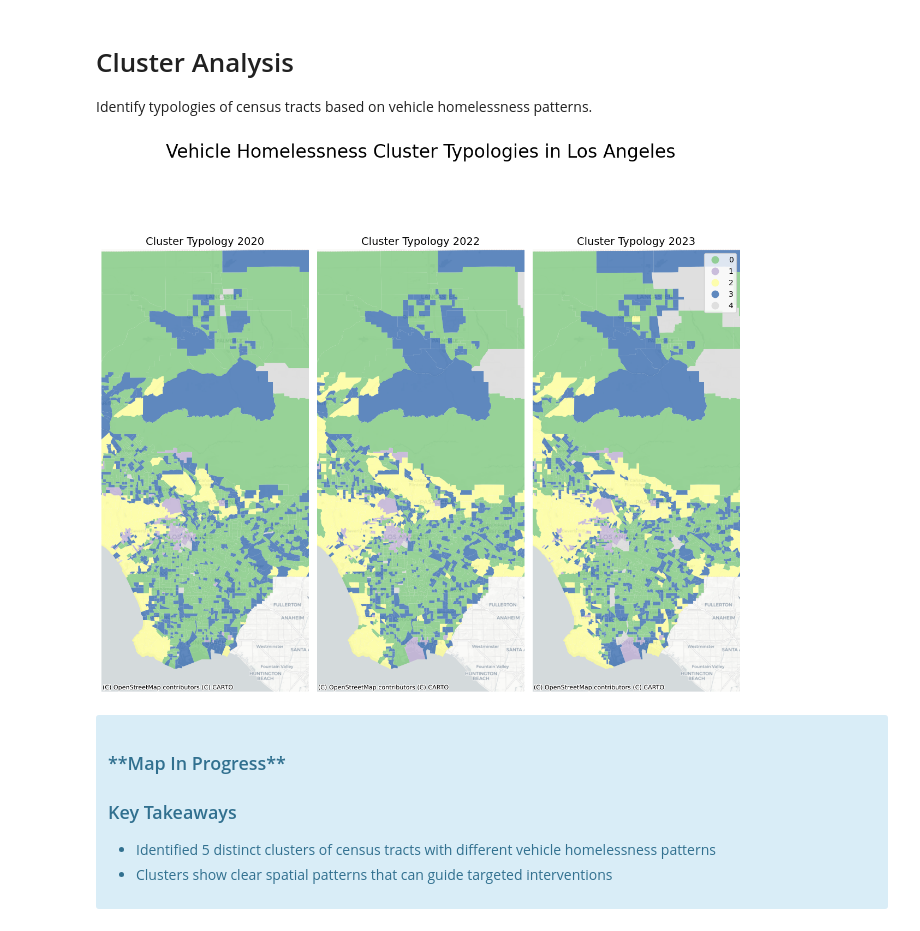
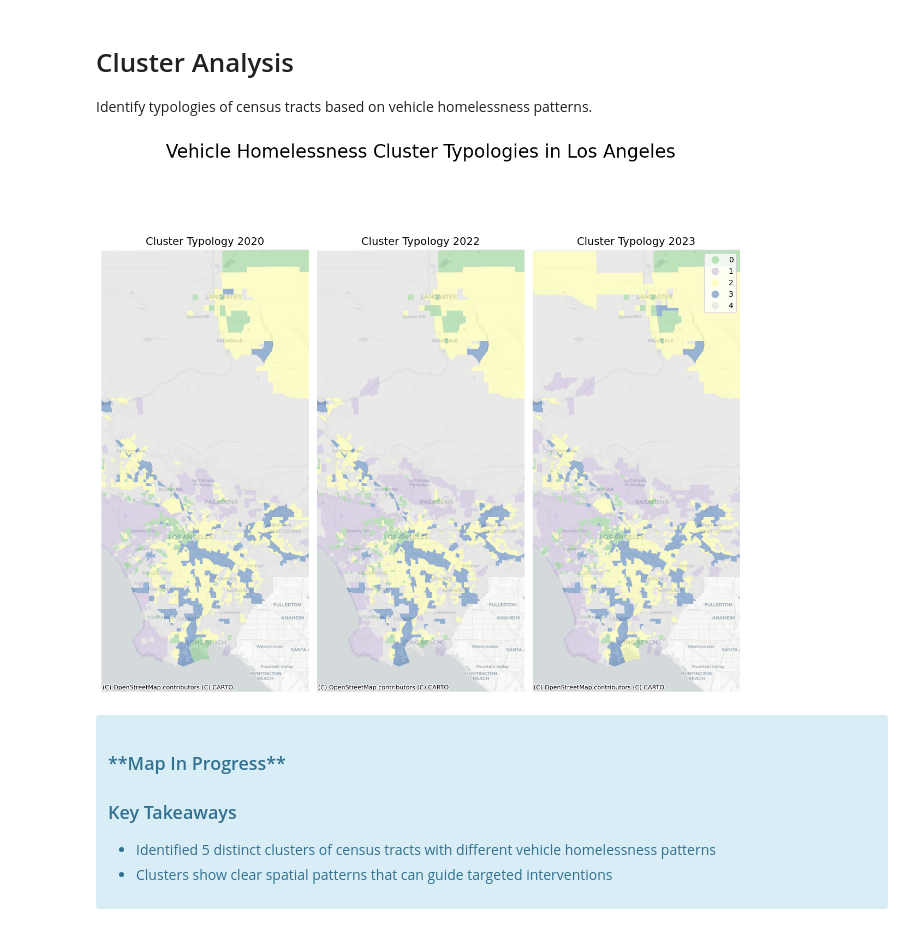
Before and after one commit to tomo-ujikawa/UP213_group, a Jupyter notebook: codebook_interim_v3.0.ipynb, the cells around one changed output. Drawn from its saved outputs; the diff is of its cells as text; code cells hidden in the pictures.

```diff
--- a/codebook_interim_v3.0.ipynb
+++ b/codebook_interim_v3.0.ipynb
@@ -404,7 +421,10 @@ feature_cols = [
     'pct_owner_cost_50plus', 'unemployment_rate', 'poverty_rate',
     'public_assistance_rate', 'hud_rate', 'oldhouses_rate', 'hispanic_rate',
     'imigration_rate', '1phouseholds_rate', 'over65_rate', 'under18_rate',
-    'overcrowded_rate', 'housing_density'
+    'overcrowded_rate', 'housing_density', 'pct_residential', 'pct_commercial_and_services',
+    'pct_industrial', 'pct_transportation_communications_and_utilities', 'pct_public_facilities',
+    'pct_open_space_and_recreation', 'pct_vacant','pct_water', 'pct_agriculture',
+    'pct_undevelopable_or_protected_land', 'pct_landunknown'
 ]
 
 target_col = 'total_vehicle'
@@ -458,31 +478,3 @@ R² Score: 0.404
 # Feature Importance Analysis
 
 Identify key predictors of vehicle homelessness.
-# %%
-# Extract and visualize feature importances
-if 'rf' in locals():
-    # Get feature importances
-    importances = rf.feature_importances_
-    feature_importance_df = pd.DataFrame({
-        'feature': X_train.columns,
-        'importance': importances
-    }).sort_values('importance', ascending=False)
-
-    # Plot top 10 features
-    fig, ax = plt.subplots(figsize=(10, 6))
-    top_features = feature_importance_df.head(10)
-    ax.barh(top_features['feature'], top_features['importance'])
-    ax.set_xlabel('Feature Importance')
-    ax.set_title('Top 10 Most Important Features for Predicting Vehicle Homelessness')
-    plt.tight_layout()
-    plt.show()
-
-    # Partial dependence plots for top 3 features
-    top_3_features = feature_importance_df.head(3)['feature'].tolist()
-    fig, axes = plt.subplots(1, 3, figsize=(15, 4))
-    PartialDependenceDisplay.from_estimator(
-        rf, X_test, top_3_features, ax=axes
-    )
-    plt.suptitle('Partial Dependence of Top 3 Features')
-    plt.tight_layout()
-    plt.show()
@@ -503,12 +580,7 @@ if 'rf' in locals():
 Identify typologies of census tracts based on vehicle homelessness patterns.
 # %%
 # Define clustering features
-cluster_features = [
-    'total_vehicle', 'non_vehicle_unsheltered', 'housing_density',
-    'median_gross_rent', 'pct_rent_35_39', 'n_Education',
-    'pct_owner_cost_40_49', 'imigration_rate', 'median_home_value',
-    'pct_rent_30_34', 'median_owner_costs_mortgage'
-]
+cluster_features = feature_importance_df['feature'].head(10).tolist()
 
 # Filter and impute missing values
 joined_all = joined_all.reset_index(drop=True)
@@ -532,6 +604,7 @@ joined_all.iloc[:, joined_all.columns.get_loc('cluster')] = cluster_labels
 tracts23_geom = tracts23[['GEOID', 'geometry']].copy()
 tracts23_geom['GEOID'] = tracts23_geom['GEOID'].astype(str)
 joined_all['GEOID'] = joined_all['GEOID'].astype(str)
+joined_all_fixed = joined_all.copy()
 joined_all = joined_all.drop(columns='geometry', errors='ignore')
 joined_all = joined_all.merge(tracts23_geom, on='GEOID', how='left')
 joined_all = gpd.GeoDataFrame(joined_all, geometry='geometry', crs=tracts23.crs)
@@ -540,35 +613,35 @@ joined_all = gpd.GeoDataFrame(joined_all, geometry='geometry', crs=tracts23.crs)
 cluster_colors = ['#7fc97f', '#beaed4', '#fdc086', '#ffff99', '#386cb0', '#d9d9d9']
 cmap = ListedColormap(cluster_colors)
 years_data = [
     ('2020', joined_all[joined_all['year'] == 2020].copy()),
     ('2022', joined_all[joined_all['year'] == 2022].copy()),
     ('2023', joined_all[joined_all['year'] == 2023].copy())
 ]
 
 fig, axes = plt.subplots(1, 3, figsize=(12, 12))
 for idx, (year, df) in enumerate(years_data):
     df = df.to_crs(epsg=3857)
     df['cluster_label'] = df['cluster'].fillna(-1).astype(int)
     ax = axes[idx]
     df.plot(
         column='cluster_label',
         cmap=cmap,
         categorical=True,
         legend=(idx == 2),
         ax=ax,
-        alpha=0.8
+        alpha=0.5
     )
     ctx.add_basemap(ax, source=ctx.providers.CartoDB.Positron, zoom=10)
     ax.set_xlim(-13195000, -13120000)
     ax.set_ylim(3980000, 4140000)
     ax.set_title(f'Cluster Typology {year}', fontsize=14)
     ax.axis('off')
 
 plt.suptitle('Vehicle Homelessness Cluster Typologies in Los Angeles', fontsize=24)
 plt.tight_layout()
 plt.show()
 # %% [output]
-[figure, old version]
+[figure, new version]
 # %% [markdown]
 <div class="alert alert-block alert-info">
 <h3>**Map In Progress**</h3>
```
Also changed, not shown: parts of 8 cells of this notebook, 5 other files.
